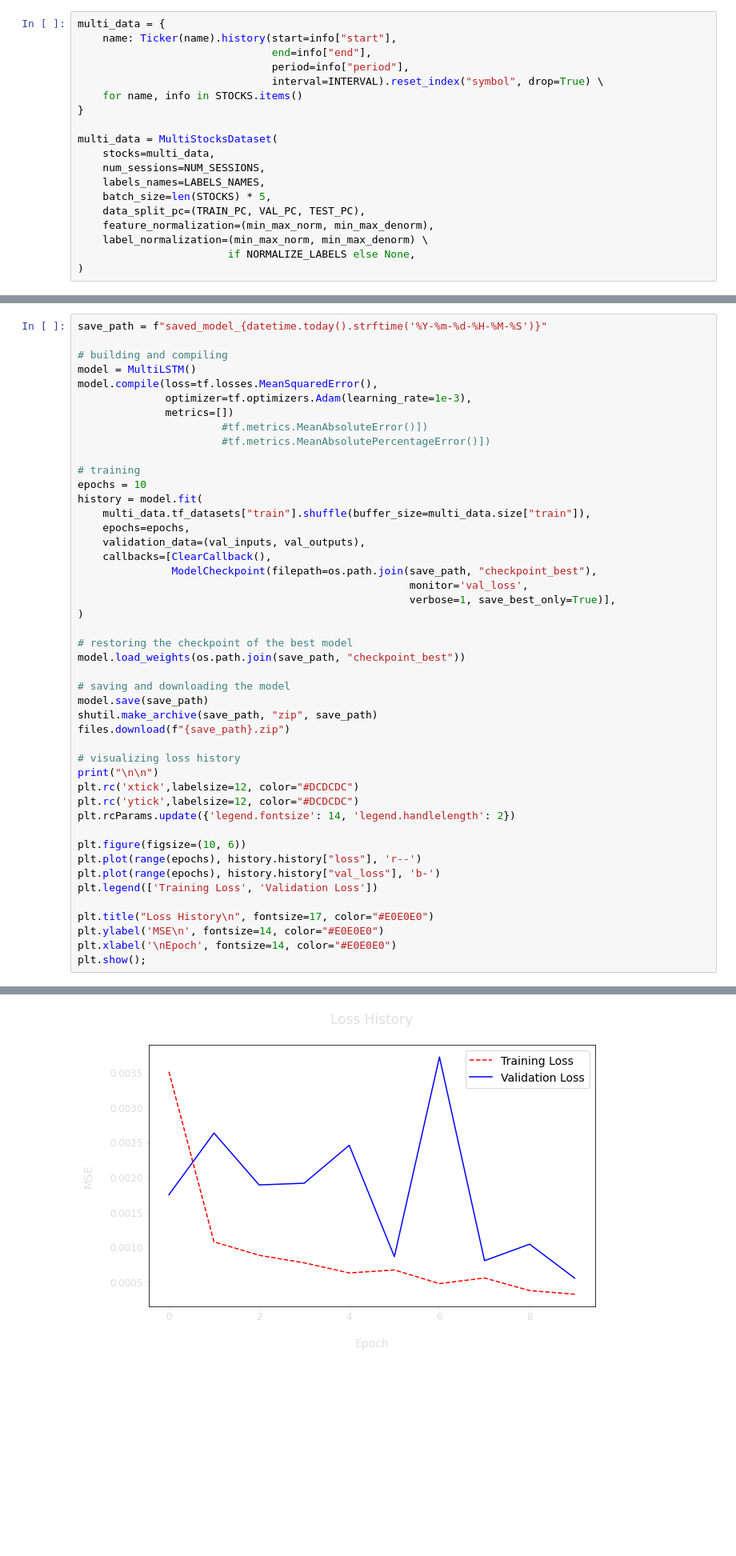
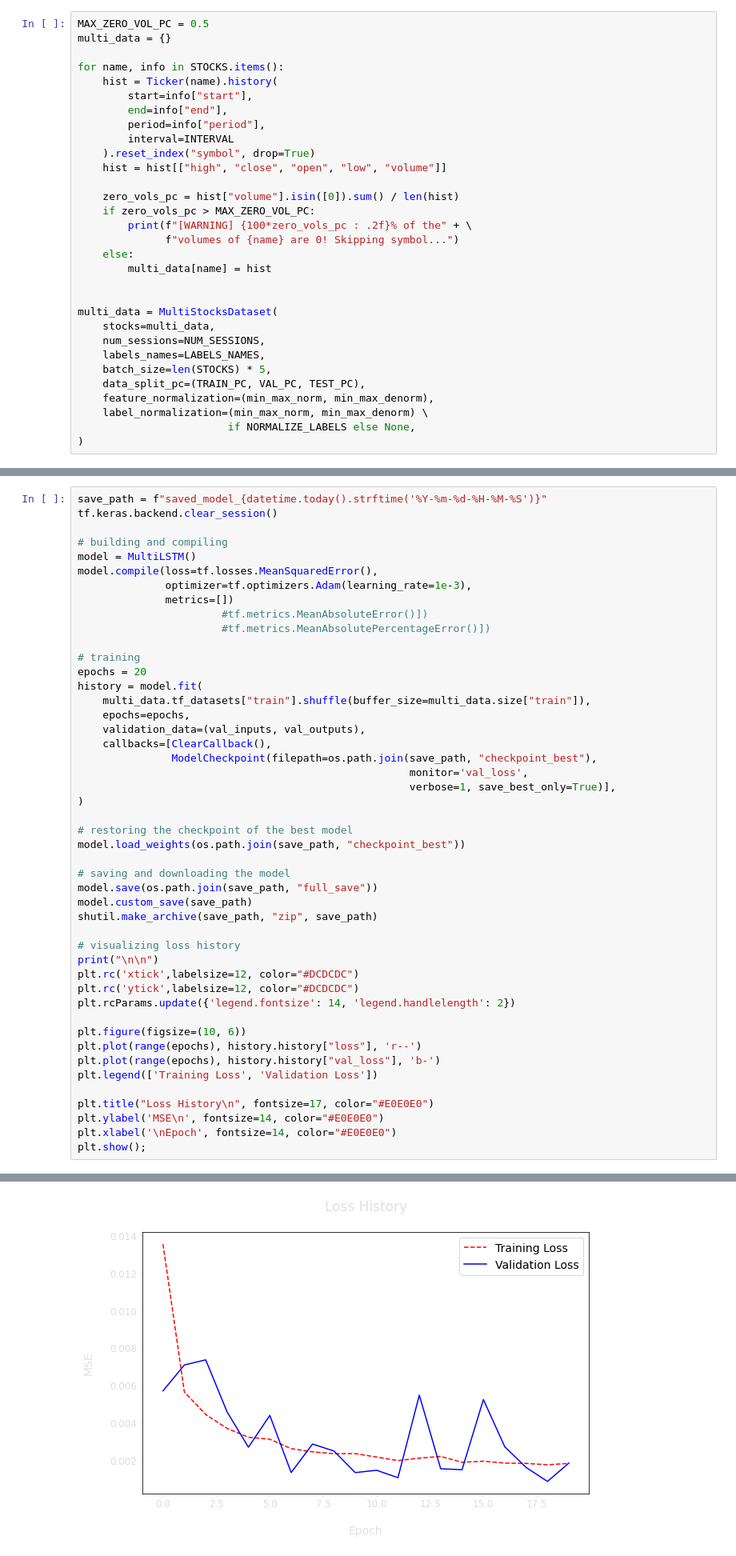
Before and after one commit to Talendar/stocks_prices_prediction, a Jupyter notebook: multi_stocks_price_prediction.ipynb, the cells around one changed output, grey strips where cells are left out. Shown at 80% size. Drawn from its saved outputs; the diff is of its cells as text; blank space fills up the shorter version.

```diff
--- a/multi_stocks_price_prediction.ipynb
+++ b/multi_stocks_price_prediction.ipynb
@@ -77,13 +106,25 @@ STOCKS.update({name: {"start": "2007-01-01",
 # %% [markdown]
 #### **1.1) Fetching and pre-processing the data**
 # %%
-multi_data = {
-    name: Ticker(name).history(start=info["start"],
-                               end=info["end"],
-                               period=info["period"],
-                               interval=INTERVAL).reset_index("symbol", drop=True) \
-    for name, info in STOCKS.items()
-}
+MAX_ZERO_VOL_PC = 0.5
+multi_data = {}
+
+for name, info in STOCKS.items():
+    hist = Ticker(name).history(
+        start=info["start"],
+        end=info["end"],
+        period=info["period"],
+        interval=INTERVAL
+    ).reset_index("symbol", drop=True)
+    hist = hist[["high", "close", "open", "low", "volume"]]
+
+    zero_vols_pc = hist["volume"].isin([0]).sum() / len(hist)
+    if zero_vols_pc > MAX_ZERO_VOL_PC:
+        print(f"[WARNING] {100*zero_vols_pc : .2f}% of the" + \
+              f"volumes of {name} are 0! Skipping symbol...")
+    else:
+        multi_data[name] = hist
+
 
 multi_data = MultiStocksDataset(
     stocks=multi_data,
@@ -506,5 +605,6 @@ print(val_inputs.shape, val_outputs.shape)
 # %%
 save_path = f"saved_model_{datetime.today().strftime('%Y-%m-%d-%H-%M-%S')}"
+tf.keras.backend.clear_session()
 
 # building and compiling
 model = MultiLSTM()
@@ -515,7 +615,7 @@ model.compile(loss=tf.losses.MeanSquaredError(),
                        #tf.metrics.MeanAbsolutePercentageError()])
 
 # training
-epochs = 10
+epochs = 20
 history = model.fit(
     multi_data.tf_datasets["train"].shuffle(buffer_size=multi_data.size["train"]),
     epochs=epochs,
@@ -530,9 +630,9 @@ history = model.fit(
 model.load_weights(os.path.join(save_path, "checkpoint_best"))
 
 # saving and downloading the model
-model.save(save_path)
+model.save(os.path.join(save_path, "full_save"))
+model.custom_save(save_path)
 shutil.make_archive(save_path, "zip", save_path)
-files.download(f"{save_path}.zip")
 
 # visualizing loss history
 print("\n\n")
@@ -558,6 +658,6 @@ INFO:tensorflow:Assets written to: saved_model_2020-12-09-23-21-58/assets
 [interactive output not drawn]
 [interactive output not drawn]
-[figure, old version]
+[figure, new version]
 # %% [markdown]
 ## **4) Evaluating on all the stocks**
 # %%
```
Also changed, not shown: parts of 11 cells of this notebook.
